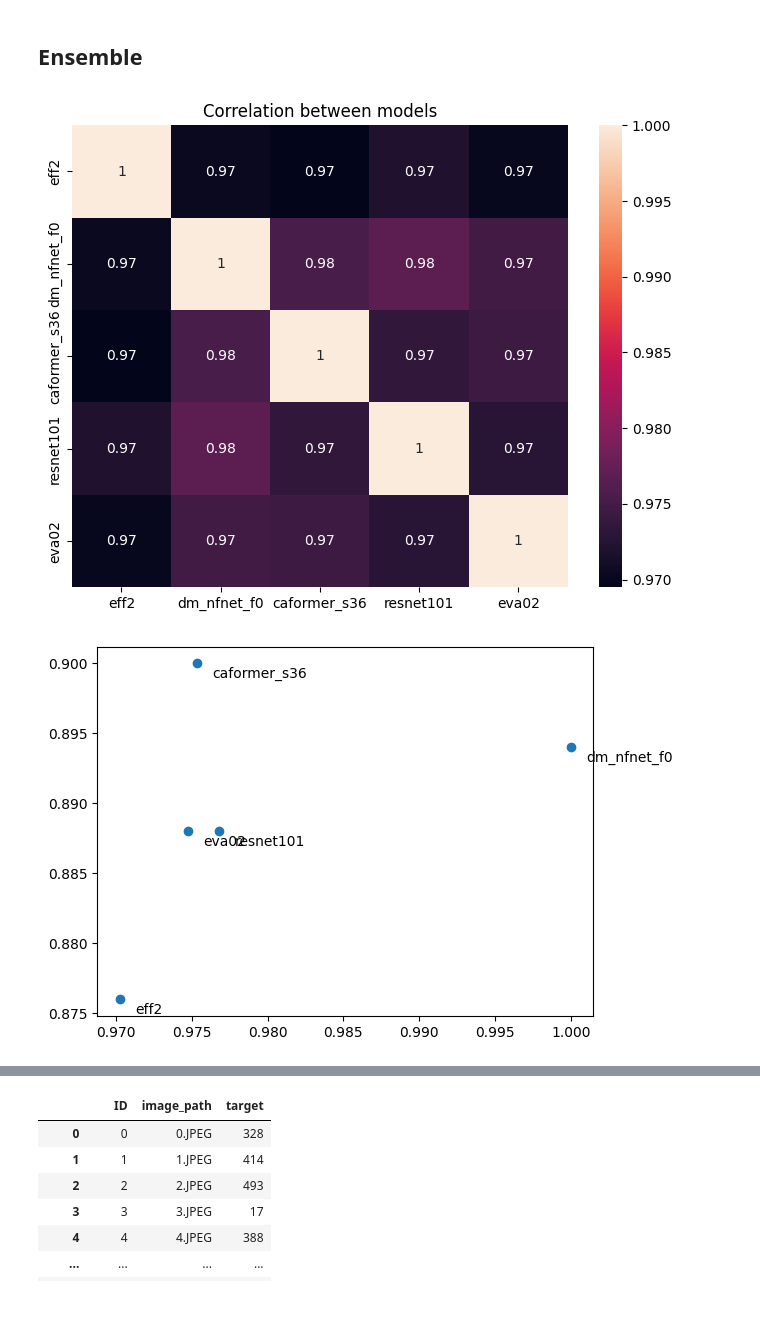
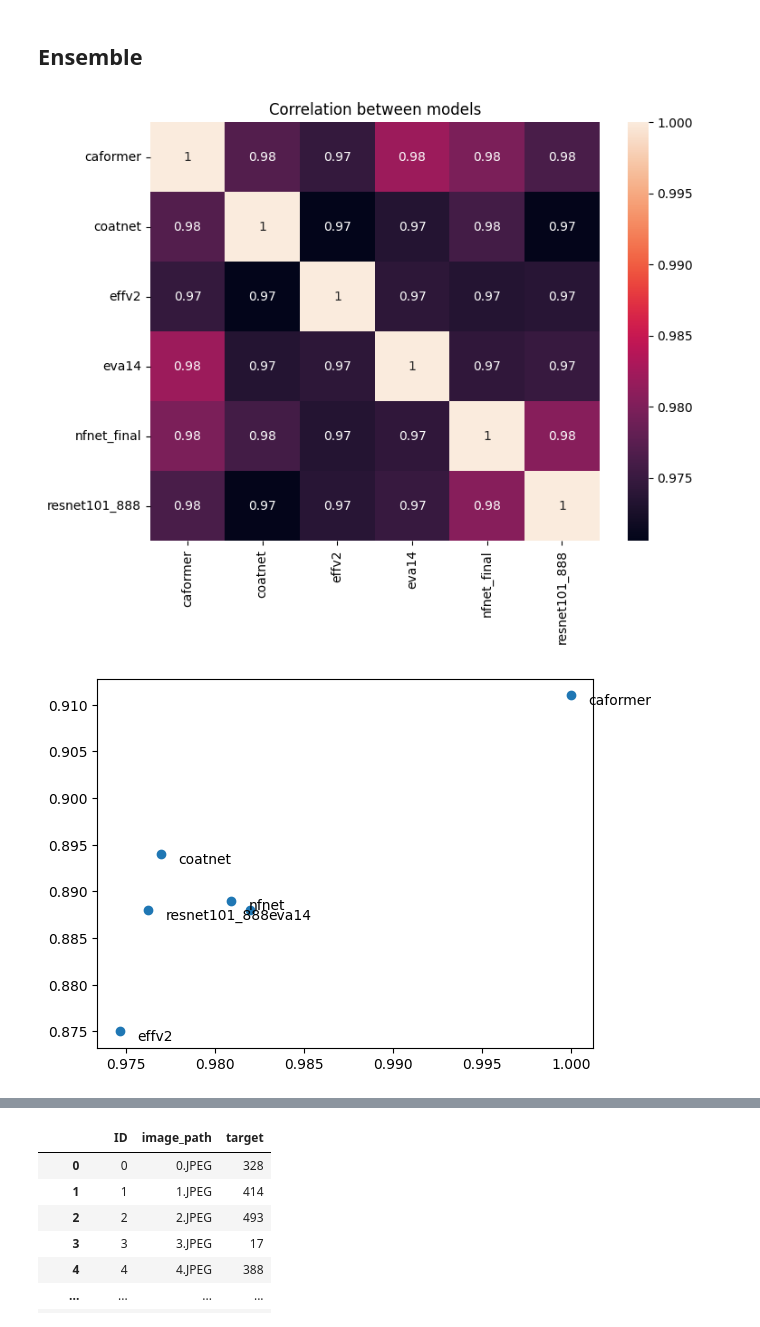
Before and after one commit to boostcampaitech7/level1-imageclassification-cv-11, a Jupyter notebook: seungsoo_code.ipynb, the cells around one changed output, grey strips where cells are left out. Saved outputs shown, nothing was run; the diff lists cells and outputs as text; code cells hidden in the pictures.

```diff
--- a/seungsoo_code.ipynb
+++ b/seungsoo_code.ipynb
@@ -720,30 +720,30 @@ def set_seed(seed: int):
     torch.backends.cudnn.benchmark = False
 set_seed(42)
 # %%
-model_names = ['efficientnetv2_rw_t.ra2_in1k','dm_nfnet_f0','caformer_s36','resnet101']
+model_names = ['caformer','coatnet','effv2','eva14','nfnet_final','resnet101_888']
 # %%
-model_names = ['eff2','dm_nfnet_f0','caformer_s36','resnet101','eva02']
 sub_list = pd.DataFrame({'target':[0]*10014})
 
 for s in model_names:
-    sub = pd.read_csv('../submissions/result/result/'+s+'.csv')
+    sub = pd.read_csv('../submissions/final_results/output_'+s+'.csv')
     sub_list[s] = sub['target']
 
 plt.figure(figsize = (8,6))
 g = sns.heatmap(sub_list.iloc[:,1:].corr(),annot=True)
 g.set_title("Correlation between models")
 plt.show()
 # %% [output]
-[figure, old version]
+[figure, new version]
 # %%
-test_accuracy = {model_names[0]:0.8760,
+test_accuracy = {model_names[0]:0.9110,
                  model_names[1]:0.8940,
-                 model_names[2]:0.9,
+                 model_names[2]:0.8750,
                  model_names[3]:0.8880,
-                 model_names[4]:0.8880
+                 model_names[4]:0.8890,
+                 model_names[5]:0.8880
                  }
 
-scatters = pd.DataFrame({'correlation':sub_list.iloc[:,1:].corr().iloc[1],'accuracy':test_accuracy.values(),'name':test_accuracy.keys()})
+scatters = pd.DataFrame({'correlation':sub_list.iloc[:,1:].corr().iloc[0],'accuracy':test_accuracy.values(),'name':test_accuracy.keys()})
 plt.scatter(scatters['correlation'],scatters['accuracy'],)
 
 for i in range(len(scatters)): # 행 개수만큼 순회
@@ -756,4 +756,4 @@ for i in range(len(scatters)): # 행 개수만큼 순회
 
 plt.show()
 # %% [output]
-[figure, old version]
+[figure, new version]
```
Also changed, not shown: parts of 6 cells of this notebook, 1 other file.
